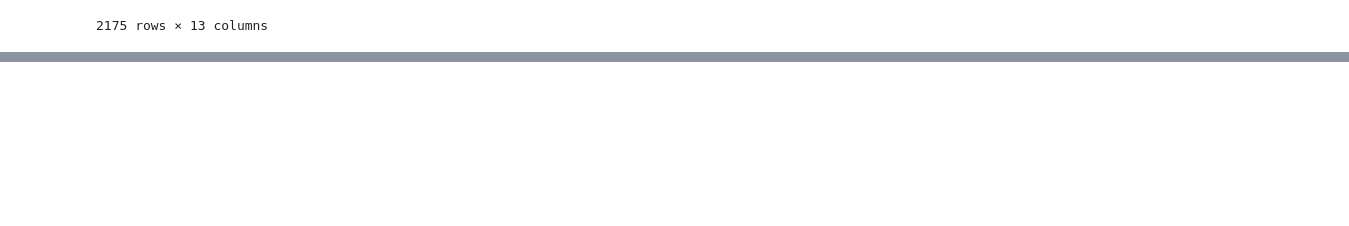
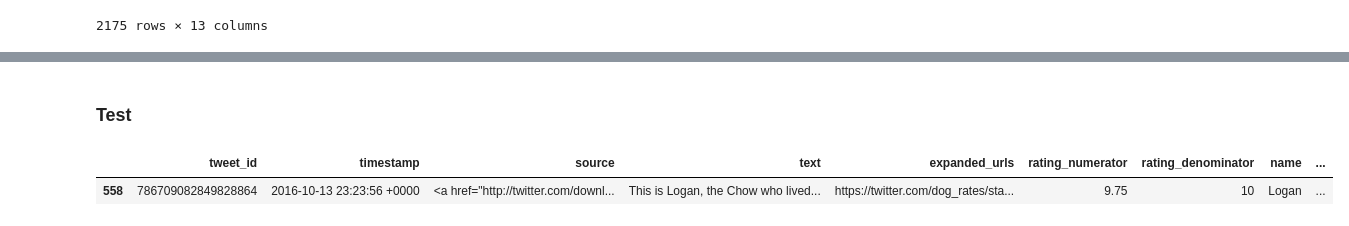
Before and after one commit to youssefGirgeis/Dogs-Ratings, a Jupyter notebook: wrangle_act.ipynb, the cells around one changed output, grey strips where cells are left out. Saved outputs shown, nothing was run; the diff lists cells and outputs as text; code cells hidden in the pictures; blank space fills up the shorter version.

```diff
--- a/wrangle_act.ipynb
+++ b/wrangle_act.ipynb
@@ -669,0 +779,9 @@ df_all_tweets
+# %%
+df_all_tweets.rating_numerator = df_all_tweets.text.str.extract('(\d*\.?\d+)', expand=False).astype(float)
+# %% [markdown]
+### Test
+# %%
+df_all_tweets[df_all_tweets.tweet_id == '786709082849828864']
+# %% [output]
+|  | tweet_id | timestamp | source | text | expanded_urls | rating_numerator | rating_denominator | name | ... |
+| 558 | 786709082849828864 | 2016-10-13 23:23:56 +0000 | <a href="http://twitter.com/downl... | This is Logan, the Chow who lived... | https://twitter.com/dog_rates/sta... | 9.75 | 10 | Logan | ... |
```
Also changed, not shown: parts of 29 cells of this notebook, 1 other file.
